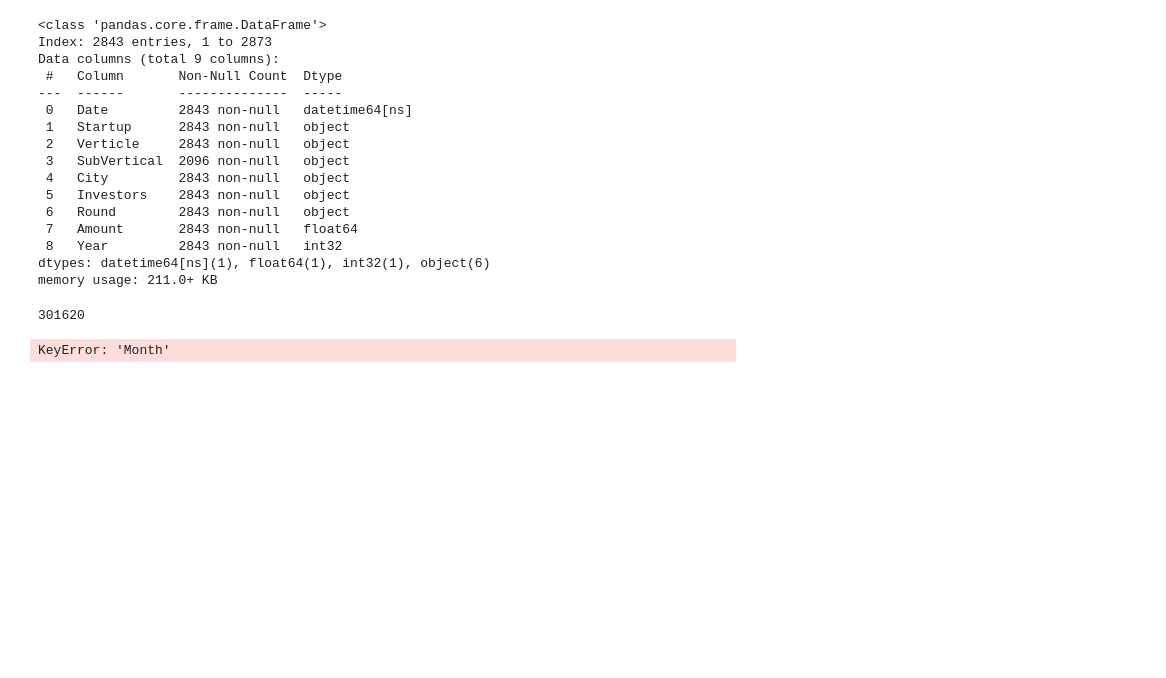
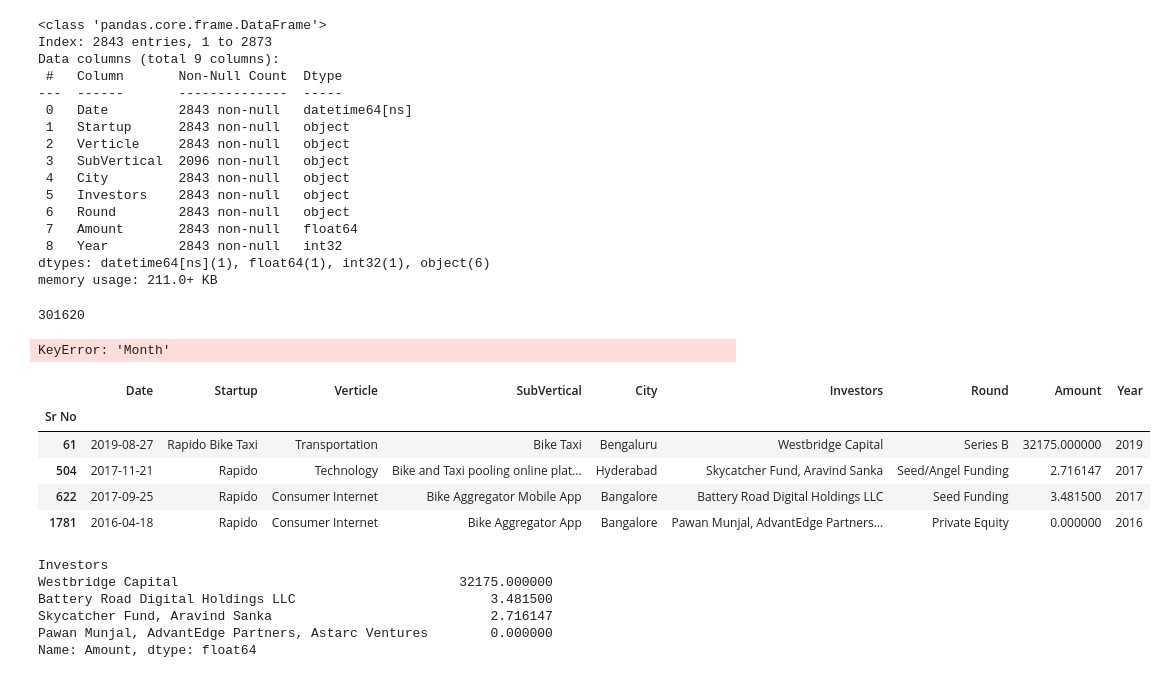
Before and after one commit to Quantumx610/streamlit-basics-master, a Jupyter notebook: data cleaning.ipynb, the cells around one changed output. Saved outputs shown, nothing was run; the diff lists cells and outputs as text; code cells hidden in the pictures; blank space fills up the shorter version.

Commit message:
added startup details

```diff
--- a/data cleaning.ipynb
+++ b/data cleaning.ipynb
@@ -367,3 +367,21 @@ round(df['Amount'].sum())
 df.groupby(['Month'])
 # %% [output]
 KeyError: 'Month'
+# %%
+df[df['Startup'].str.contains('Rapido')].head().[['Date', 'Startup','Verticle','City','Investors','Amount']]
+# %% [output]
+|  | Date | Startup | Verticle | SubVertical | City | Investors | Round | Amount | Year |
+| Sr No |  |  |  |  |  |  |  |  |  |
+| 61 | 2019-08-27 | Rapido Bike Taxi | Transportation | Bike Taxi | Bengaluru | Westbridge Capital | Series B | 32175.000000 | 2019 |
+| 504 | 2017-11-21 | Rapido | Technology | Bike and Taxi pooling online plat... | Hyderabad | Skycatcher Fund, Aravind Sanka | Seed/Angel Funding | 2.716147 | 2017 |
+| 622 | 2017-09-25 | Rapido | Consumer Internet | Bike Aggregator Mobile App | Bangalore | Battery Road Digital Holdings LLC | Seed Funding | 3.481500 | 2017 |
+| 1781 | 2016-04-18 | Rapido | Consumer Internet | Bike Aggregator App | Bangalore | Pawan Munjal, AdvantEdge Partners... | Private Equity | 0.000000 | 2016 |
+# %%
+df[df['Startup'].str.contains('Rapido')].groupby('Investors')['Amount'].sum().sort_values(ascending= False).head()
+# %% [output]
+Investors
+Westbridge Capital                                    32175.000000
+Battery Road Digital Holdings LLC                         3.481500
+Skycatcher Fund, Aravind Sanka                            2.716147
+Pawan Munjal, AdvantEdge Partners, Astarc Ventures        0.000000
+Name: Amount, dtype: float64
```
Also changed, not shown: parts of 1 cell of this notebook, 1 other file.
